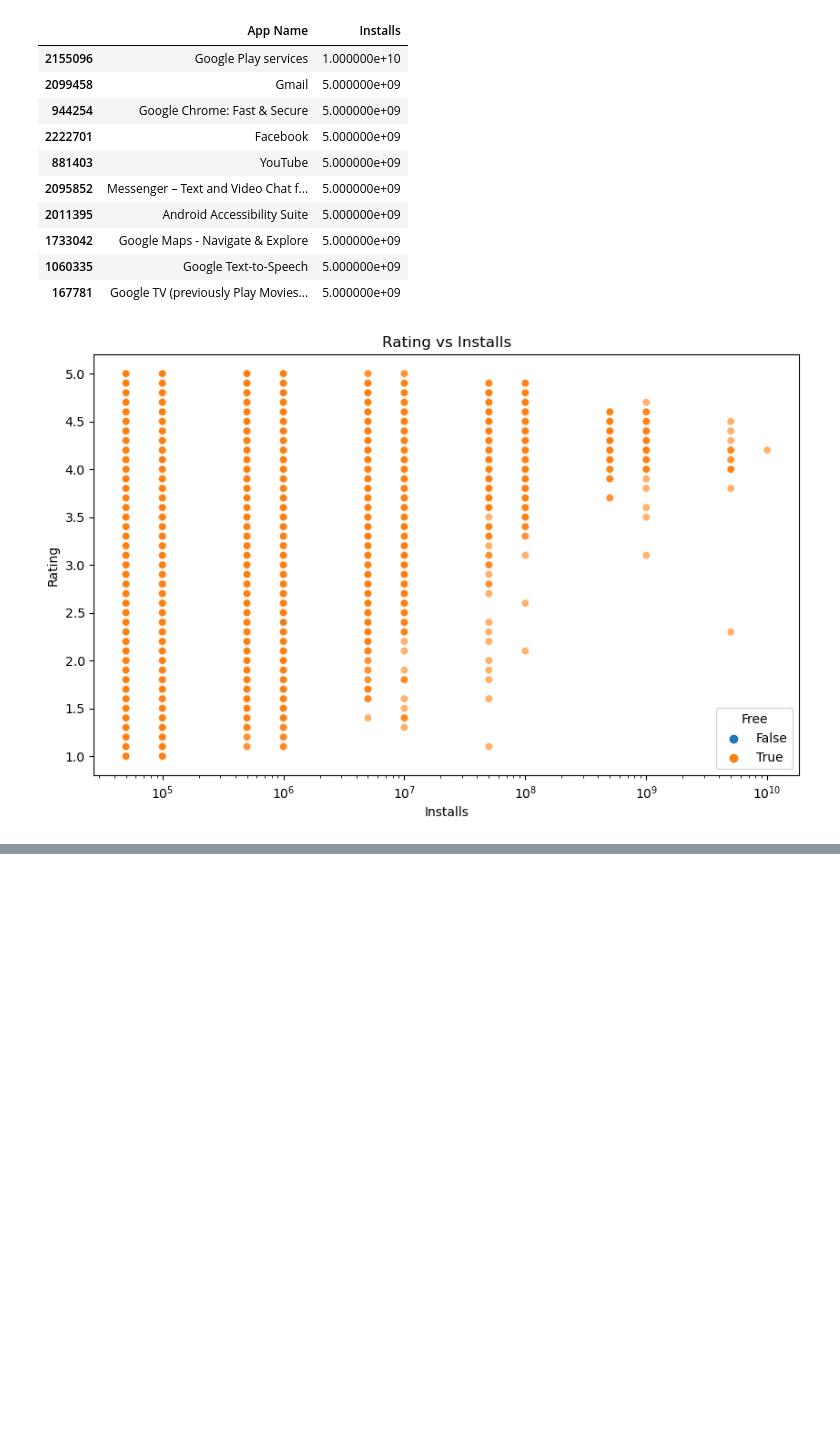
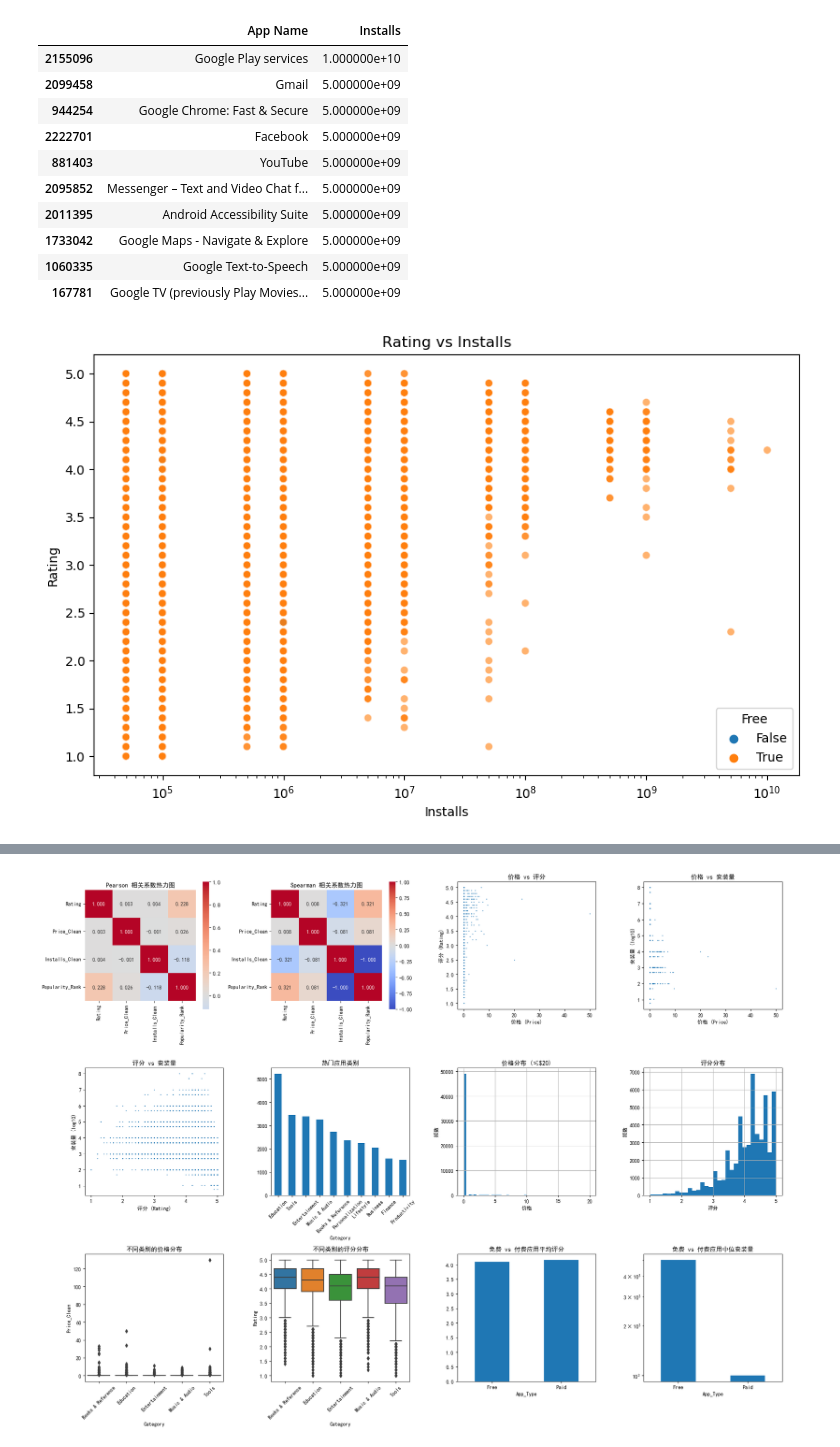
Before and after one commit to pn24136/dissertation, a Jupyter notebook: dissertation.ipynb, the cells around one changed output, grey strips where cells are left out. Saved outputs shown, nothing was run; the diff lists cells and outputs as text; code cells hidden in the pictures; blank space fills up the shorter version.

```diff
--- a/dissertation.ipynb
+++ b/dissertation.ipynb
@@ -134,0 +933,92 @@ plt.show()
+# %%
+# ===============================
+# 4. 数据可视化
+# ===============================
+
+plt.figure(figsize=(20, 15))
+
+# 相关性热力图
+plt.subplot(3, 4, 1)
+sns.heatmap(pearson_corr, annot=True, cmap='coolwarm', center=0,
+            square=True, fmt='.3f')
+plt.title('Pearson 相关系数热力图')
+
+plt.subplot(3, 4, 2)
+sns.heatmap(spearman_corr, annot=True, cmap='coolwarm', center=0,
+            square=True, fmt='.3f')
+plt.title('Spearman 相关系数热力图')
+
+# 散点图分析（使用采样数据以提高性能）
+plt.subplot(3, 4, 3)
+sample_data = df_analysis.sample(min(5000, len(df_analysis)), random_state=42)
+plt.scatter(sample_data['Price_Clean'], sample_data['Rating'], alpha=0.6, s=1)
+plt.xlabel('价格 (Price)')
+plt.ylabel('评分 (Rating)')
+plt.title('价格 vs 评分')
+
+plt.subplot(3, 4, 4)
+plt.scatter(sample_data['Price_Clean'], np.log10(sample_data['Installs_Clean']+1), alpha=0.6, s=1)
+plt.xlabel('价格 (Price)')
+plt.ylabel('安装量 (log10)')
+plt.title('价格 vs 安装量')
+
+plt.subplot(3, 4, 5)
+plt.scatter(sample_data['Rating'], np.log10(sample_data['Installs_Clean']+1), alpha=0.6, s=1)
+plt.xlabel('评分 (Rating)')
+plt.ylabel('安装量 (log10)')
+plt.title('评分 vs 安装量')
+
+# 不同类别的分布
+plt.subplot(3, 4, 6)
+top_categories = df_analysis['Category'].value_counts().head(10)
+top_categories.plot(kind='bar')
+plt.title('热门应用类别')
+plt.xticks(rotation=45)
+
+# 价格分布
+plt.subplot(3, 4, 7)
+df_analysis[df_analysis['Price_Clean'] <= 20]['Price_Clean'].hist(bins=50)
+plt.xlabel('价格')
+plt.ylabel('频数')
+plt.title('价格分布 (≤$20)')
+
+# 评分分布
+plt.subplot(3, 4, 8)
+df_analysis['Rating'].hist(bins=30)
+plt.xlabel('评分')
+plt.ylabel('频数')
+plt.title('评分分布')
+
+# 不同类别的价格箱线图
+plt.subplot(3, 4, 9)
+top_5_categories = df_analysis['Category'].value_counts().head(5).index
+df_top_cat = df_analysis[df_analysis['Category'].isin(top_5_categories)]
+sns.boxplot(data=df_top_cat, x='Category', y='Price_Clean')
+plt.xticks(rotation=45)
+plt.title('不同类别的价格分布')
+
+# 不同类别的评分箱线图
+plt.subplot(3, 4, 10)
+sns.boxplot(data=df_top_cat, x='Category', y='Rating')
+plt.xticks(rotation=45)
+plt.title('不同类别的评分分布')
+
+# 免费vs付费应用分析
+plt.subplot(3, 4, 11)
+df_analysis['App_Type'] = df_analysis['Price_Clean'].apply(lambda x: 'Free' if x == 0 else 'Paid')
+app_type_stats = df_analysis.groupby('App_Type')['Rating'].mean()
+app_type_stats.plot(kind='bar')
+plt.title('免费 vs 付费应用平均评分')
+plt.xticks(rotation=0)
+
+plt.subplot(3, 4, 12)
+app_install_stats = df_analysis.groupby('App_Type')['Installs_Clean'].median()
+app_install_stats.plot(kind='bar')
+plt.title('免费 vs 付费应用中位安装量')
+plt.xticks(rotation=0)
+plt.yscale('log')
+
+plt.tight_layout()
+plt.show()
+# %% [output]
+[figure, added]
```
Also changed, not shown: parts of 11 cells of this notebook.
